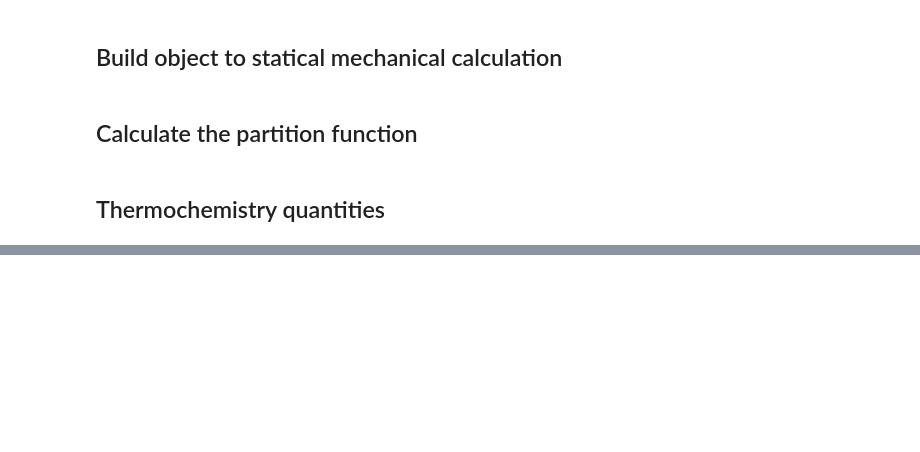
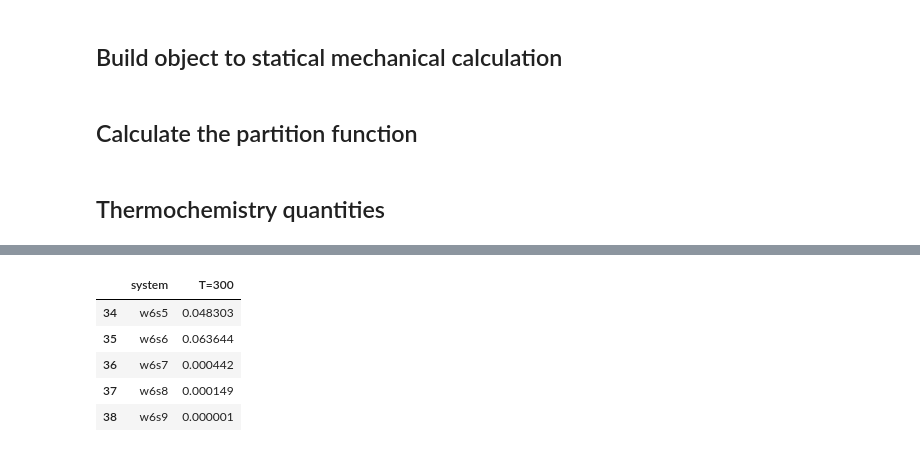
Before and after one commit to AndyDanian/ThermoChemistry, a Jupyter notebook: jupyter/thermo_hgw.ipynb, the cells around one changed output, grey strips where cells are left out. Cells and saved outputs as stored; diff of their text form; code cells hidden in the pictures; blank space fills up the shorter version.

```diff
--- a/jupyter/thermo_hgw.ipynb
+++ b/jupyter/thermo_hgw.ipynb
@@ -364,0 +496,9 @@ absolute_thermochemical_results["w6s1"].tail()
+# %%
+df_relative_population_delta_G[["system", "T=300"]].tail()
+# %% [output]
+|  | system | T=300 |
+| 34 | w6s5 | 0.048303 |
+| 35 | w6s6 | 0.063644 |
+| 36 | w6s7 | 0.000442 |
+| 37 | w6s8 | 0.000149 |
+| 38 | w6s9 | 0.000001 |
```
Also changed, not shown: parts of 29 cells of this notebook.
